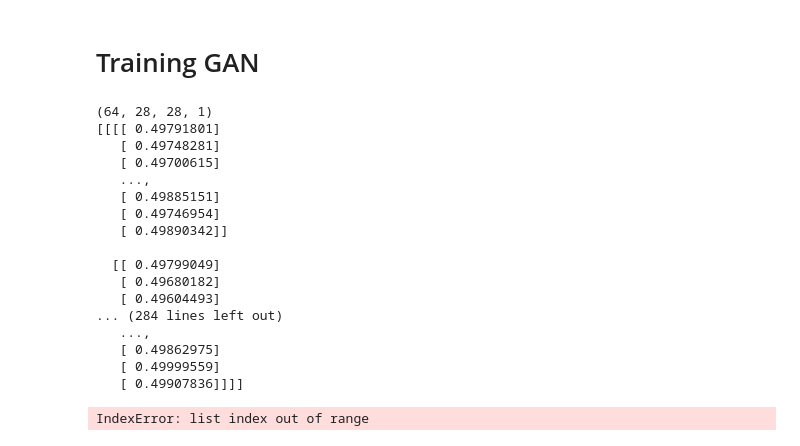
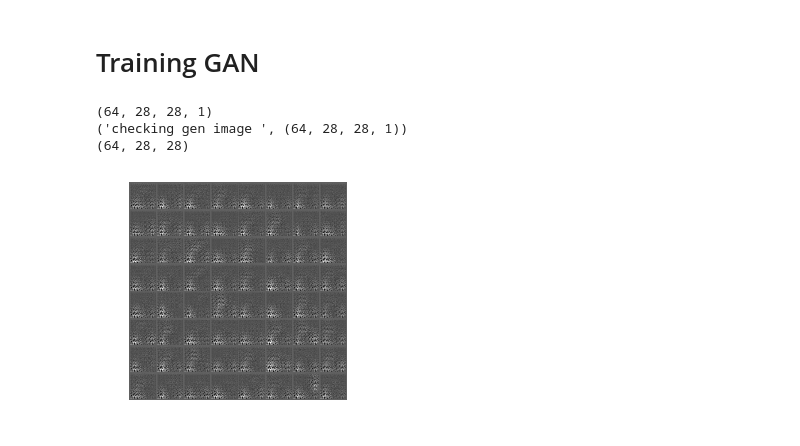
Before and after one commit to deepcollege/deeplearning, a Jupyter notebook: 026-GAN/DCGAN mnist.ipynb, the cells around one changed output. Saved outputs shown, nothing was run; the diff lists cells and outputs as text; code cells hidden in the pictures.

```diff
--- a/026-GAN/DCGAN mnist.ipynb
+++ b/026-GAN/DCGAN mnist.ipynb
@@ -11,7 +11,7 @@ mnist = input_data.read_data_sets('./inputs/mnist')
 # Resetting default graph, starting from scratch
 tf.reset_default_graph()
 
-epochs = 1
+epochs = 6000
 batch_size = 64
 n_noise = 200
 learning_rate=0.00015
@@ -32,6 +32,23 @@ def lrelu(x):
 def binary_cross_entropy(x, z):
     eps = 1e-12
     return (-(x * tf.log(z + eps) + (1. - x) * tf.log(1. - z + eps)))
+
+# Code by Parag Mital (github.com/pkmital/CADL)
+def montage(images):
+    if isinstance(images, list):
+        images = np.array(images)
+    img_h = images.shape[1]
+    img_w = images.shape[2]
+    n_plots = int(np.ceil(np.sqrt(images.shape[0])))
+    m = np.ones((images.shape[1] * n_plots + n_plots + 1, images.shape[2] * n_plots + n_plots + 1)) * 0.5
+    for i in range(n_plots):
+        for j in range(n_plots):
+            this_filter = i * n_plots + j
+            if this_filter < images.shape[0]:
+                this_img = images[this_filter]
+                m[1 + i + i * img_h:1 + i + (i + 1) * img_h,
+                  1 + j + j * img_w:1 + j + (j + 1) * img_w] = this_img
+    return m
 # %% [output]
 Extracting ./inputs/mnist/train-images-idx3-ubyte.gz
 Extracting ./inputs/mnist/train-labels-idx1-ubyte.gz
@@ -133,52 +150,41 @@ for i in range(epochs):
     batch_x, _ = mnist.train.next_batch(batch_size)
     batch_x = np.reshape(batch_x, newshape=[-1, 28, 28, 1])
     print(batch_x.shape)
     d_real_ls, d_fake_ls, g_ls, d_ls = sess.run(
         [loss_d_real, loss_d_fake, loss_g, loss_d],
         feed_dict={real_images: batch_x, noise: n, keep_prob: keep_prob_train, is_training: True}
     )
     d_real_ls = np.mean(d_real_ls)
     d_fake_ls = np.mean(d_fake_ls)
 
     g_ls = g_ls
     d_ls = d_ls
 
     if g_ls * 1.5 < d_ls:
         train_g = False
         pass
 
     if d_ls * 2 < g_ls:
         train_d = False
         pass
     if train_d:
         sess.run(optimizer_d, feed_dict={noise: n, real_images: batch_x, keep_prob: keep_prob_train, is_training:True})
     if train_g:
         sess.run(optimizer_g, feed_dict={noise: n, keep_prob: keep_prob_train, is_training:True})
 
     # Showing sample image
     if not i % 50:
         gen_sample = sess.run(g, feed_dict={noise: n, keep_prob: 1.0, is_training:False})
-        print(gen_sample)
+        print('checking gen image ', gen_sample.shape)
+        imgs = [img[:,:,0] for img in gen_sample]
+        print(np.asarray(imgs).shape)
+        m = montage(imgs)
+        gen_sample = m
+        plt.axis('off')
+        plt.imshow(gen_sample, cmap='gray')
+        plt.show()
 # %% [output]
 (64, 28, 28, 1)
-[[[[ 0.49791801]
-   [ 0.49748281]
-   [ 0.49700615]
-   ...,
-   [ 0.49885151]
-   [ 0.49746954]
-   [ 0.49890342]]
-
-  [[ 0.49799049]
-   [ 0.49680182]
-   [ 0.49604493]
-... (284 lines left out)
-   ...,
-   [ 0.49862975]
-   [ 0.49999559]
-   [ 0.49907836]]]]
+('checking gen image ', (64, 28, 28, 1))
+(64, 28, 28)
+[figure, added]
-# %%
-# Still pretty noisy
-plt.imshow(samples[0].reshape(28, 28), cmap='gray')
-# %% [output]
-IndexError: list index out of range
```
